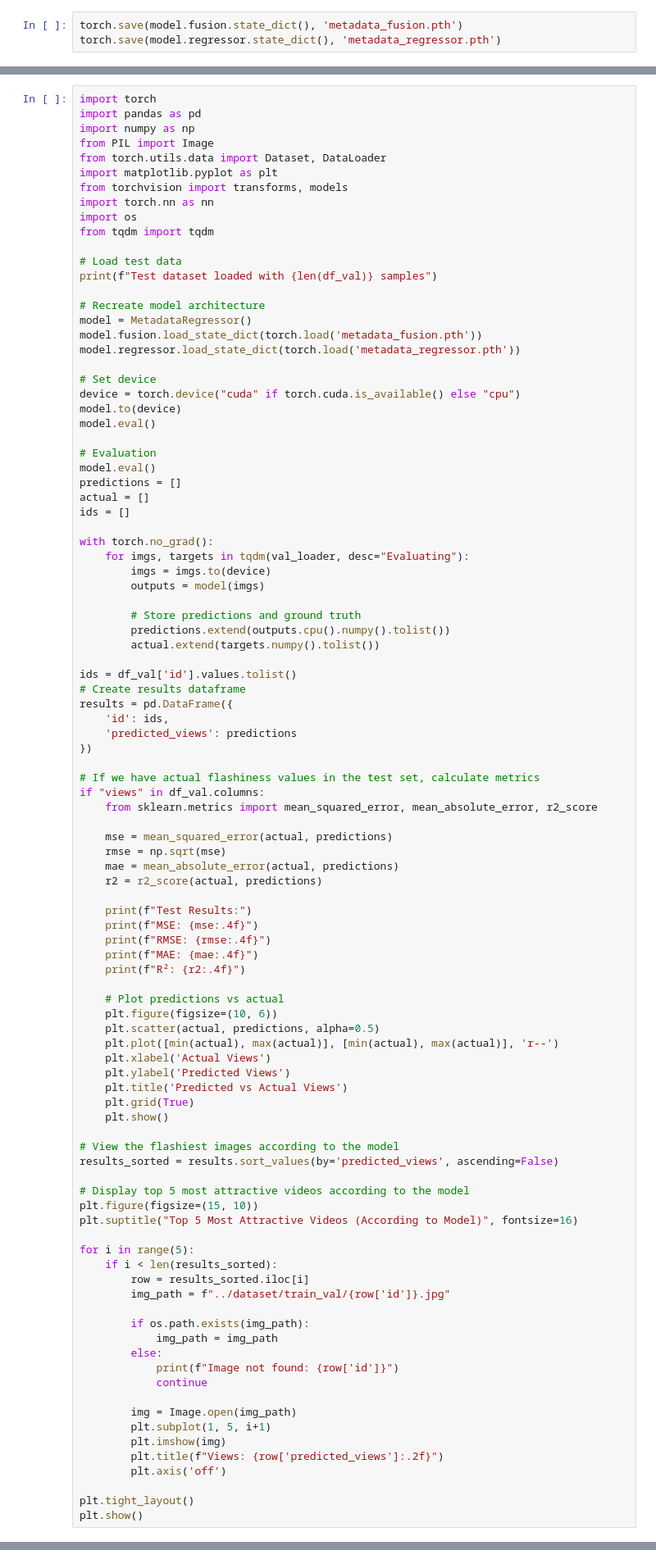
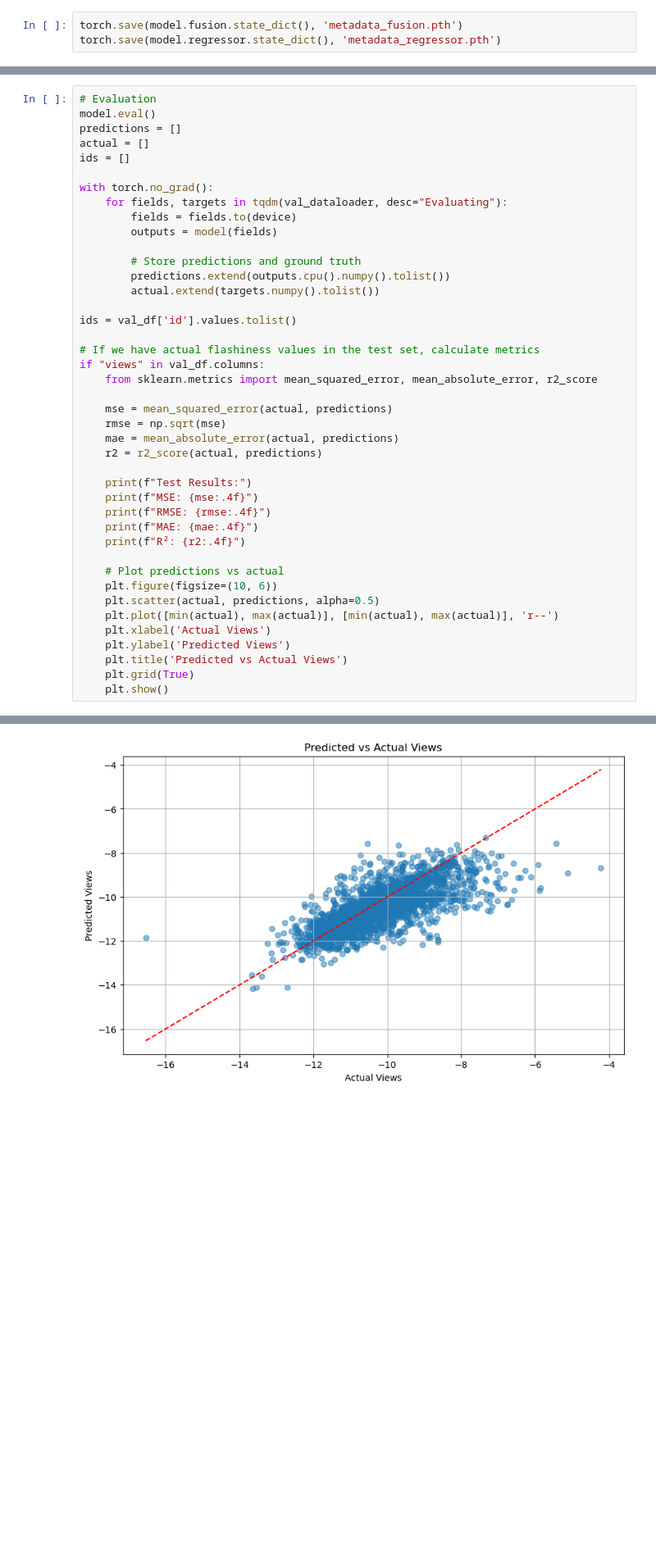
Before and after one commit to Antoine2212/CSC_43M04_EP_challenge, a Jupyter notebook: topic_encoding/main.ipynb, the cells around one changed output, grey strips where cells are left out. Shown: that part at 82% size. Drawn from its saved outputs; the diff is of its cells as text; blank space fills up the shorter version.

```diff
--- a/topic_encoding/main.ipynb
+++ b/topic_encoding/main.ipynb
@@ -241,28 +206,4 @@ torch.save(model.regressor.state_dict(), 'metadata_regressor.pth')
 # %%
-import torch
-import pandas as pd
-import numpy as np
-from PIL import Image
-from torch.utils.data import Dataset, DataLoader
-import matplotlib.pyplot as plt
-from torchvision import transforms, models
-import torch.nn as nn
-import os
-from tqdm import tqdm
-
-# Load test data
-print(f"Test dataset loaded with {len(df_val)} samples")
-
-# Recreate model architecture
-model = MetadataRegressor()
-model.fusion.load_state_dict(torch.load('metadata_fusion.pth'))
-model.regressor.load_state_dict(torch.load('metadata_regressor.pth'))
-
-# Set device
-device = torch.device("cuda" if torch.cuda.is_available() else "cpu")
-model.to(device)
-model.eval()
-
 # Evaluation
 model.eval()
 predictions = []
@@ -270,23 +211,18 @@ actual = []
 ids = []
 
 with torch.no_grad():
-    for imgs, targets in tqdm(val_loader, desc="Evaluating"):
-        imgs = imgs.to(device)
-        outputs = model(imgs)
+    for fields, targets in tqdm(val_dataloader, desc="Evaluating"):
+        fields = fields.to(device)
+        outputs = model(fields)
 
         # Store predictions and ground truth
         predictions.extend(outputs.cpu().numpy().tolist())
         actual.extend(targets.numpy().tolist())
 
-ids = df_val['id'].values.tolist()
-# Create results dataframe
-results = pd.DataFrame({
-    'id': ids,
-    'predicted_views': predictions
-})
+ids = val_df['id'].values.tolist()
 
 # If we have actual flashiness values in the test set, calculate metrics
-if "views" in df_val.columns:
+if "views" in val_df.columns:
     from sklearn.metrics import mean_squared_error, mean_absolute_error, r2_score
 
     mse = mean_squared_error(actual, predictions)
@@ -309,30 +245,4 @@ if "views" in df_val.columns:
     plt.title('Predicted vs Actual Views')
     plt.grid(True)
     plt.show()
-
-# View the flashiest images according to the model
-results_sorted = results.sort_values(by='predicted_views', ascending=False)
-
-# Display top 5 most attractive videos according to the model
-plt.figure(figsize=(15, 10))
-plt.suptitle("Top 5 Most Attractive Videos (According to Model)", fontsize=16)
-
-for i in range(5):
-    if i < len(results_sorted):
-        row = results_sorted.iloc[i]
-        img_path = f"../dataset/train_val/{row['id']}.jpg"
-
-        if os.path.exists(img_path):
-            img_path = img_path
-        else:
-            print(f"Image not found: {row['id']}")
-            continue
-
-        img = Image.open(img_path)
-        plt.subplot(1, 5, i+1)
-        plt.imshow(img)
-        plt.title(f"Views: {row['predicted_views']:.2f}")
-        plt.axis('off')
-
-plt.tight_layout()
-plt.show()
+# %% [output]
@@ -338,0 +254 @@ plt.show()
+[figure, added]
```
Also changed, not shown: parts of 27 cells of this notebook, 12 other files.
